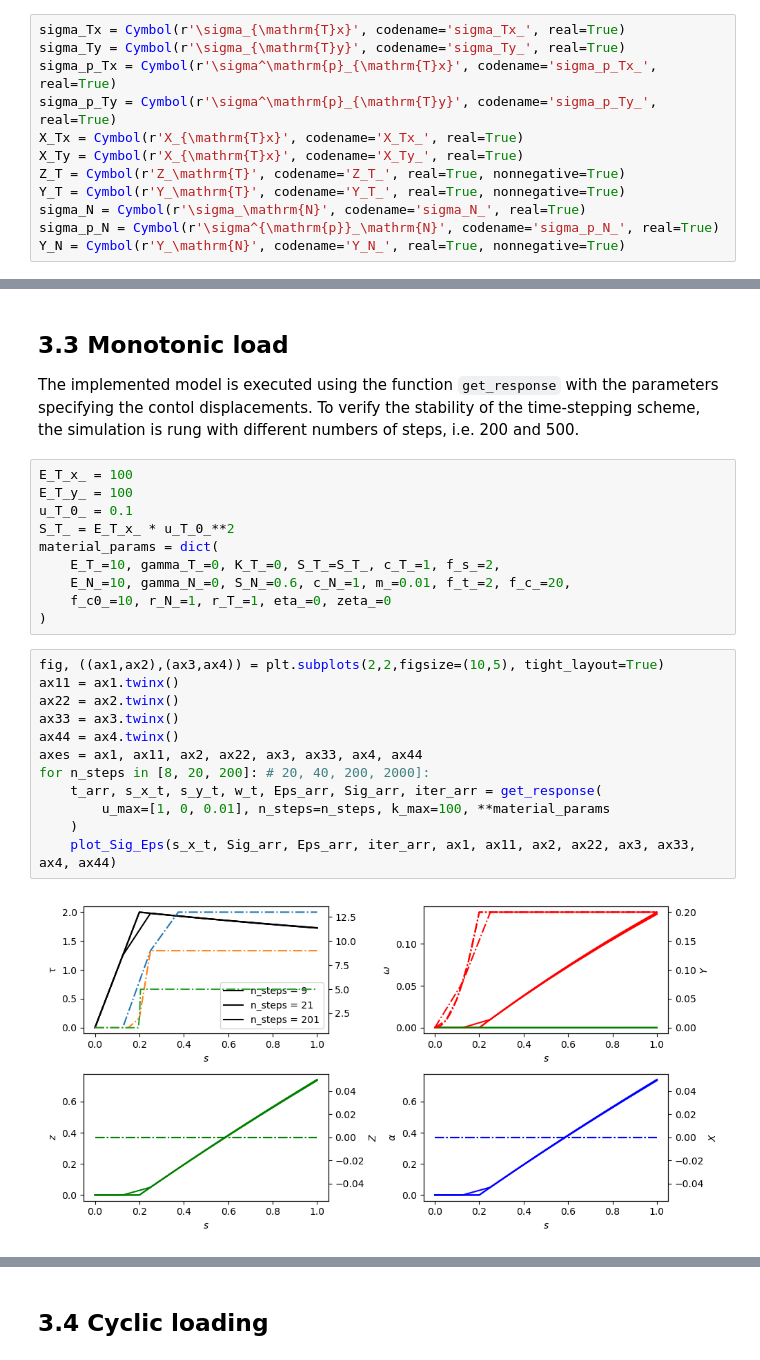
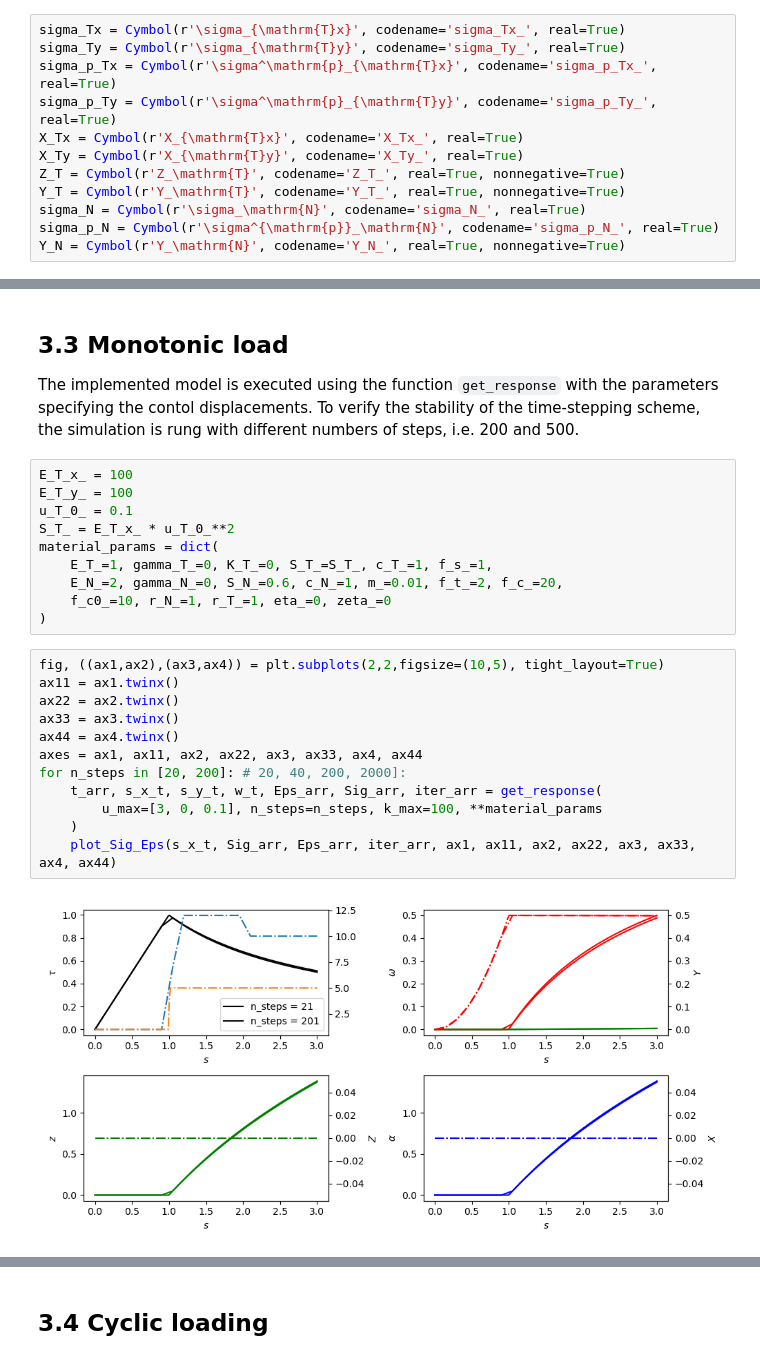
Before and after one commit to bmcs-group/bmcs_slide, a Jupyter notebook: notebooks/csdcm_slide.ipynb, the cells around one changed output, grey strips where cells are left out. Cells and saved outputs as stored; diff of their text form.

```diff
--- a/notebooks/csdcm_slide.ipynb
+++ b/notebooks/csdcm_slide.ipynb
@@ -126,7 +126,7 @@ sigma_Ty = Cymbol(r'\sigma_{\mathrm{T}y}', codename='sigma_Ty_', real=True)
 sigma_p_Tx = Cymbol(r'\sigma^\mathrm{p}_{\mathrm{T}x}', codename='sigma_p_Tx_', real=True)
 sigma_p_Ty = Cymbol(r'\sigma^\mathrm{p}_{\mathrm{T}y}', codename='sigma_p_Ty_', real=True)
 X_Tx = Cymbol(r'X_{\mathrm{T}x}', codename='X_Tx_', real=True)
-X_Ty = Cymbol(r'X_{\mathrm{T}x}', codename='X_Ty_', real=True)
+X_Ty = Cymbol(r'X_{\mathrm{T}y}', codename='X_Ty_', real=True)
 Z_T = Cymbol(r'Z_\mathrm{T}', codename='Z_T_', real=True, nonnegative=True)
 Y_T = Cymbol(r'Y_\mathrm{T}', codename='Y_T_', real=True, nonnegative=True)
 sigma_N = Cymbol(r'\sigma_\mathrm{N}', codename='sigma_N_', real=True)
@@ -954,24 +954,24 @@ E_T_y_ = 100
 u_T_0_ = 0.1
 S_T_ = E_T_x_ * u_T_0_**2
 material_params = dict(
-    E_T_=10, gamma_T_=0, K_T_=0, S_T_=S_T_, c_T_=1, f_s_=2,
-    E_N_=10, gamma_N_=0, S_N_=0.6, c_N_=1, m_=0.01, f_t_=2, f_c_=20,
+    E_T_=1, gamma_T_=0, K_T_=0, S_T_=S_T_, c_T_=1, f_s_=1,
+    E_N_=2, gamma_N_=0, S_N_=0.6, c_N_=1, m_=0.01, f_t_=2, f_c_=20,
     f_c0_=10, r_N_=1, r_T_=1, eta_=0, zeta_=0
 )
 # %%
 fig, ((ax1,ax2),(ax3,ax4)) = plt.subplots(2,2,figsize=(10,5), tight_layout=True)
 ax11 = ax1.twinx()
 ax22 = ax2.twinx()
 ax33 = ax3.twinx()
 ax44 = ax4.twinx()
 axes = ax1, ax11, ax2, ax22, ax3, ax33, ax4, ax44
-for n_steps in [8, 20, 200]: # 20, 40, 200, 2000]:
+for n_steps in [20, 200]: # 20, 40, 200, 2000]:
     t_arr, s_x_t, s_y_t, w_t, Eps_arr, Sig_arr, iter_arr = get_response(
-        u_max=[1, 0, 0.01], n_steps=n_steps, k_max=100, **material_params
+        u_max=[3, 0, 0.1], n_steps=n_steps, k_max=100, **material_params
     )
     plot_Sig_Eps(s_x_t, Sig_arr, Eps_arr, iter_arr, ax1, ax11, ax2, ax22, ax3, ax33, ax4, ax44)
 # %% [output]
-[figure, old version]
+[figure, new version]
 # %%
 fig, (ax, ax2) = plt.subplots(1,2,figsize=(10, 5))
 plot_energy_breakdown(ax, ax2, t_arr, s_x_t, s_y_t, w_t, Eps_arr, Sig_arr)
```
Also changed, not shown: parts of 7 cells of this notebook.
